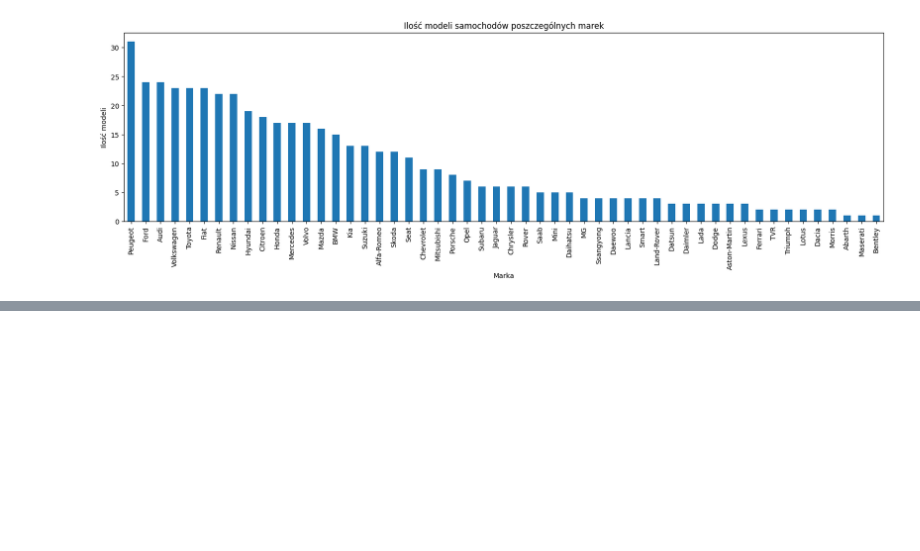
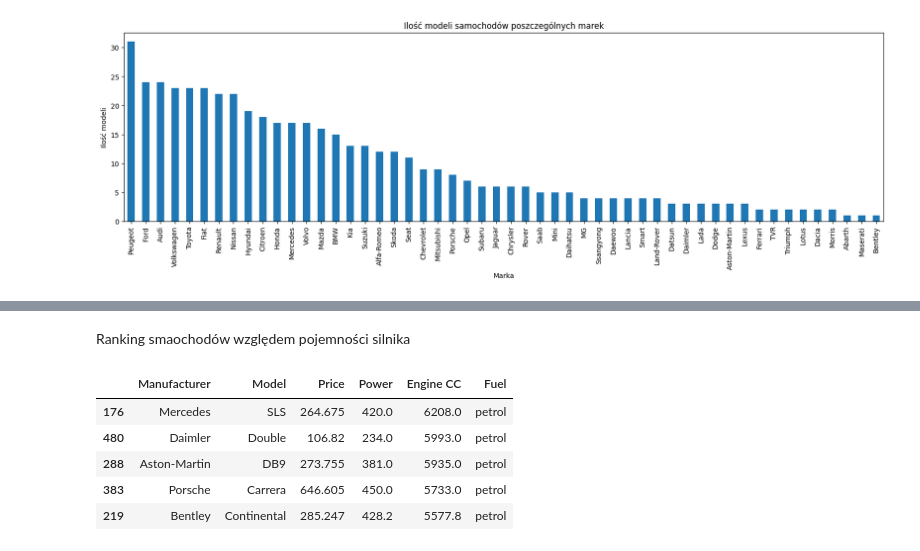
Before and after one commit to dyzioq/data-analysis-project, a Jupyter notebook: notebook.ipynb, the cells around one changed output, grey strips where cells are left out. Saved outputs shown, nothing was run; the diff lists cells and outputs as text; code cells hidden in the pictures; blank space fills up the shorter version.

```diff
--- a/notebook.ipynb
+++ b/notebook.ipynb
@@ -169,0 +175,12 @@ Name: count, Length: 501, dtype: int64
+# %% [markdown]
+Ranking smaochodów względem pojemności silnika
+# %%
+ranking = dataSet.sort_values("Engine CC", ascending=False).head().drop(["Male", "Female", "Unknown", "Total"], axis="columns")
+ranking
+# %% [output]
+|  | Manufacturer | Model | Price | Power | Engine CC | Fuel |
+| 176 | Mercedes | SLS | 264.675 | 420.0 | 6208.0 | petrol |
+| 480 | Daimler | Double | 106.82 | 234.0 | 5993.0 | petrol |
+| 288 | Aston-Martin | DB9 | 273.755 | 381.0 | 5935.0 | petrol |
+| 383 | Porsche | Carrera | 646.605 | 450.0 | 5733.0 | petrol |
+| 219 | Bentley | Continental | 285.247 | 428.2 | 5577.8 | petrol |
```
Also changed, not shown: parts of 19 cells of this notebook.
